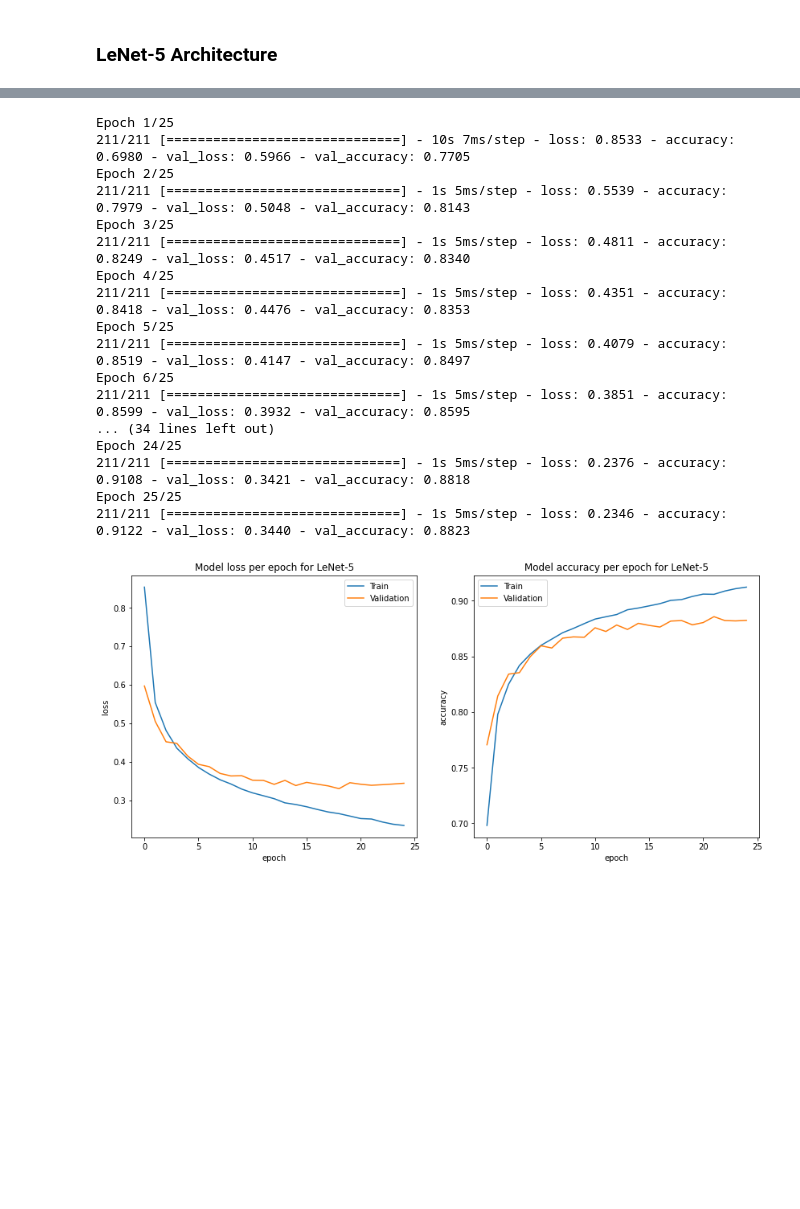
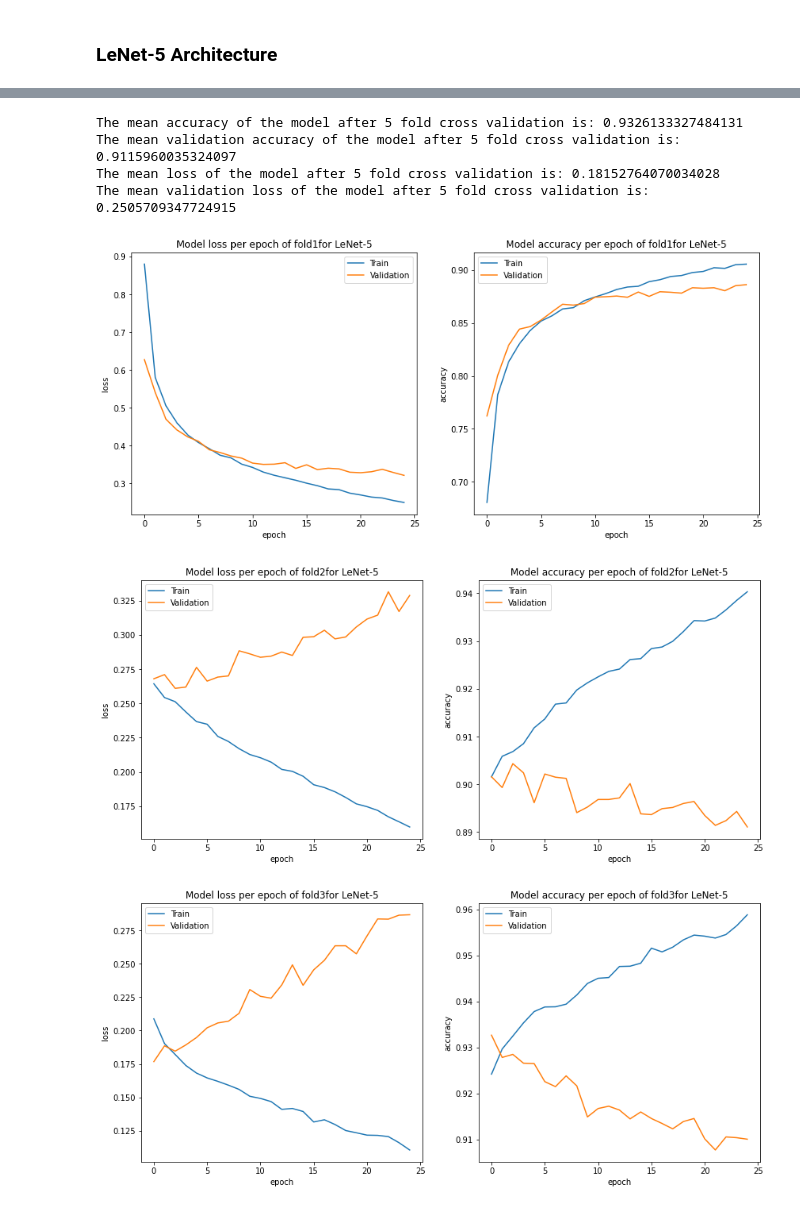
Before and after one commit to mahmodKhaled/Fashion-MNIST, a Jupyter notebook: fashion_mnist.ipynb, the cells around one changed output, grey strips where cells are left out. Cells and saved outputs as stored; diff of their text form; code cells hidden in the pictures; blank space fills up the shorter version.

Commit message:
perform k fold cross validation for the lenet-5

```diff
--- a/fashion_mnist.ipynb
+++ b/fashion_mnist.ipynb
@@ -99,8 +91,8 @@ X_test = np.expand_dims(X_test, axis=-1)
 ### 3. Encode the labels
 # %%
 # encode train and test labels
-y_train = pd.get_dummies(y_train)
-y_test = pd.get_dummies(y_test)
+y_train_encoded = pd.get_dummies(y_train)
+y_test_encoded = pd.get_dummies(y_test)
 # %% [markdown]
 ## Training a CNN neural network
 # %% [markdown]
@@ -140,25 +173,36 @@ def train_curves(history, special_title):
+# %%
+def cross_validation_report(history_list, mean_accuracy, mean_val_accuracy, mean_loss,  mean_val_loss, k):
+  print('The mean accuracy of the model after', k, 'fold cross validation is:', mean_accuracy)
+  print('The mean validation accuracy of the model after', k, 'fold cross validation is:', mean_val_accuracy)
+  print('The mean loss of the model after', k, 'fold cross validation is:', mean_loss)
+  print('The mean validation loss of the model after', k, 'fold cross validation is:', mean_val_loss)
+  for i, history in enumerate(history_list,start=1):
+    train_curves(history, 'of fold-' + str(i) + ' for LeNet-5')
 # %% [markdown]
 ### LeNet-5 Architecture
 # %%
-def lenet_5():
+def lenet_5(filters1 = 6, kernel_size1 = (5,5), strides1 = (1,1), padding1 = 'valid', pool_size2 = (2,2), strides2 = 2, filters3 = 16,
+            kernel_size3 = (5,5), strides3 = (1,1), padding3 = 'valid', pool_size4 = (2,2), strides4 = 2, units5 = 120, units6 = 84):
     '''
     This function defines the architecure of LeNet-5
     '''
+    # define architecture
     model = Sequential([
         Input(shape=(28,28,1)),
-        Conv2D(filters= 6, kernel_size=(5,5), strides=(1,1), padding='valid'),
-        AveragePooling2D(pool_size = (2,2), strides = 2),
-        Conv2D(filters= 16, kernel_size=(5,5), strides=(1,1), padding='valid'),
-        AveragePooling2D(pool_size = (2,2), strides = 2),
+        Conv2D(filters= filters1, kernel_size= kernel_size1, strides= strides1, padding= padding1),
+        AveragePooling2D(pool_size = pool_size2, strides = strides2),
+        Conv2D(filters= filters3, kernel_size= kernel_size3, strides= strides3, padding= padding3),
+        AveragePooling2D(pool_size= pool_size4, strides= strides4),
         Flatten(),
-        Dense(units = 120, activation='relu'),
-        Dense(units = 84, activation='relu'),
-        Dense(units= 10, activation='softmax')
+        Dense(units= units5, activation= 'relu'),
+        Dense(units= units6, activation= 'relu'),
+        Dense(units= 10, activation= 'softmax')
     ])
-
+    # compile the model
+    model.compile(optimizer=Adam(), loss=CategoricalCrossentropy(), metrics=['accuracy'])
     return model
 # %%
 # initialize the model and output the model summary
-model = lenet_5()
-model.summary()
+lenet5 = lenet_5()
+lenet5.summary()
 # %% [output]
@@ -179,31 +223,15 @@ Total params: 44,426
 Trainable params: 44,426
 Non-trainable params: 0
 _________________________________________________________________
-# %%
-# compile the model
-model.compile(optimizer=Adam(), loss=CategoricalCrossentropy(), metrics=['accuracy'])
-# Training ...
-history = model.fit(x= X_train, y= y_train, epochs=25, batch_size= 256, validation_split=0.1)
-# %% [output]
-Epoch 1/25
-211/211 [==============================] - 10s 7ms/step - loss: 0.8533 - accuracy: 0.6980 - val_loss: 0.5966 - val_accuracy: 0.7705
-Epoch 2/25
-211/211 [==============================] - 1s 5ms/step - loss: 0.5539 - accuracy: 0.7979 - val_loss: 0.5048 - val_accuracy: 0.8143
-Epoch 3/25
-211/211 [==============================] - 1s 5ms/step - loss: 0.4811 - accuracy: 0.8249 - val_loss: 0.4517 - val_accuracy: 0.8340
-Epoch 4/25
-211/211 [==============================] - 1s 5ms/step - loss: 0.4351 - accuracy: 0.8418 - val_loss: 0.4476 - val_accuracy: 0.8353
-Epoch 5/25
-211/211 [==============================] - 1s 5ms/step - loss: 0.4079 - accuracy: 0.8519 - val_loss: 0.4147 - val_accuracy: 0.8497
-Epoch 6/25
-211/211 [==============================] - 1s 5ms/step - loss: 0.3851 - accuracy: 0.8599 - val_loss: 0.3932 - val_accuracy: 0.8595
-... (34 lines left out)
-Epoch 24/25
-211/211 [==============================] - 1s 5ms/step - loss: 0.2376 - accuracy: 0.9108 - val_loss: 0.3421 - val_accuracy: 0.8818
-Epoch 25/25
-211/211 [==============================] - 1s 5ms/step - loss: 0.2346 - accuracy: 0.9122 - val_loss: 0.3440 - val_accuracy: 0.8823
-# %%
-# visualize accuracy and loss curves
-train_curves(history=history, special_title= 'for LeNet-5')
-# %% [output]
-[figure, removed]
+# %%
+# perform 5 fold cross validation on the LeNet-5 model and visualize the results
+histories, mean_accuracy, mean_validation_accuracy, mean_loss, mean_validation_loss = k_fold_cross_validation(X_train, y_train, lenet5, 5)
+cross_validation_report(histories, mean_accuracy, mean_validation_accuracy, mean_loss, mean_validation_loss, 5)
+# %% [output]
+The mean accuracy of the model after 5 fold cross validation is: 0.9326133327484131
+The mean validation accuracy of the model after 5 fold cross validation is: 0.9115960035324097
+The mean loss of the model after 5 fold cross validation is: 0.18152764070034028
+The mean validation loss of the model after 5 fold cross validation is: 0.2505709347724915
+[figure, added]
+[figure, added]
+[figure, added]
```
Also changed, not shown: parts of 8 cells of this notebook.
